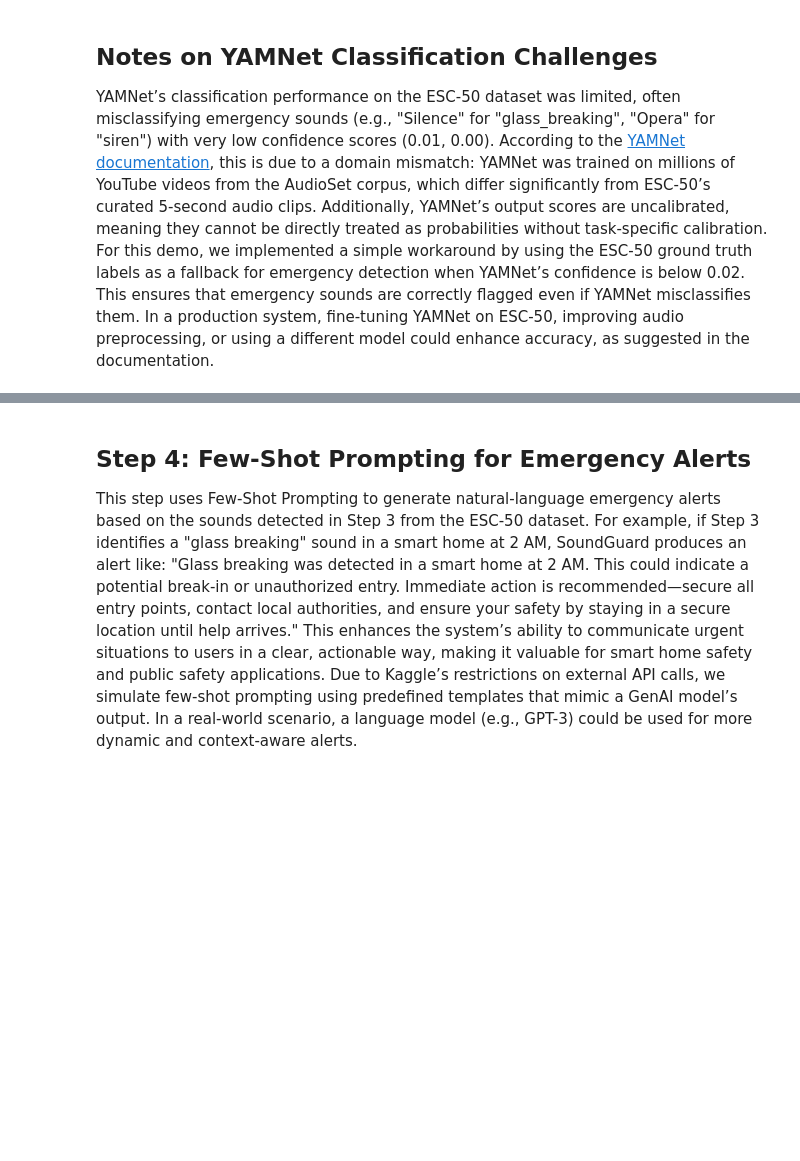
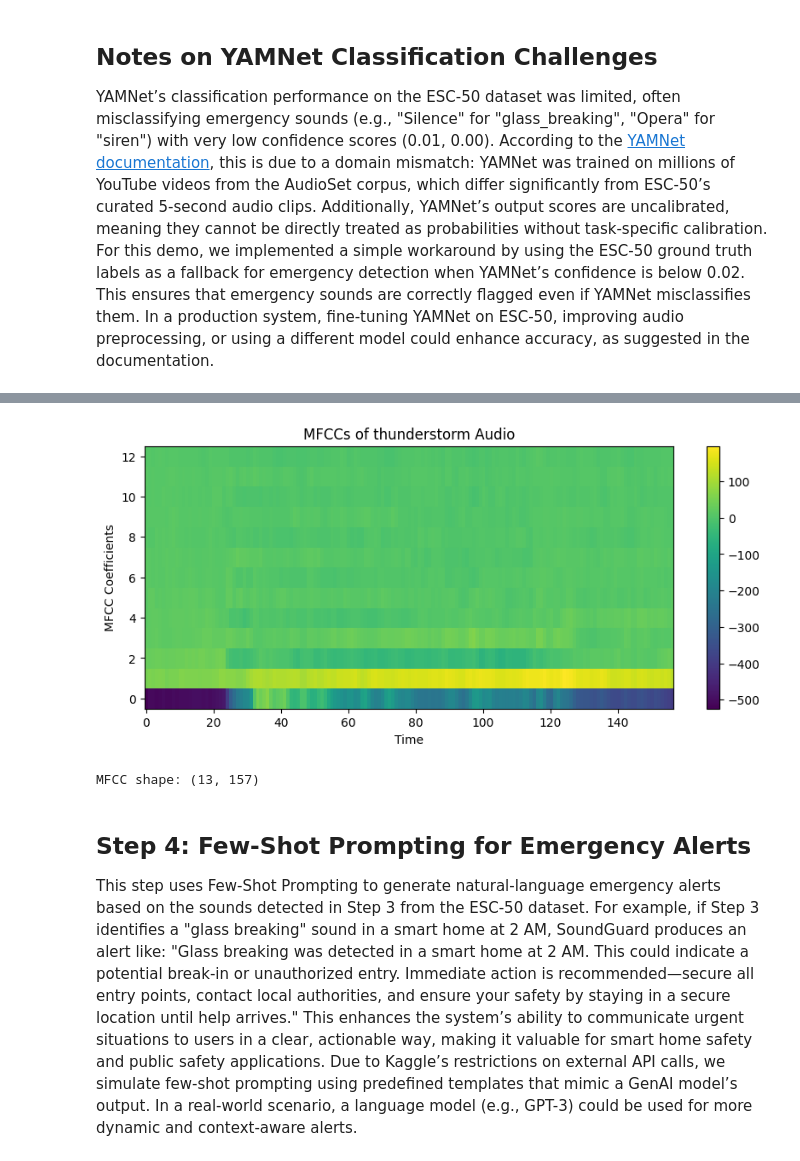
Before and after one commit to ashleysally00/soundguard-genai-agent, a Jupyter notebook: notebooks/ soundguard.ipynb, the cells around one changed output, grey strips where cells are left out. Drawn from its saved outputs; the diff is of its cells as text; code cells hidden in the pictures; blank space fills up the shorter version.

```diff
--- a/notebooks/ soundguard.ipynb
+++ b/notebooks/ soundguard.ipynb
@@ -318,3 +805,23 @@ YAMNet’s classification performance on the ESC-50 dataset was limited, often m
+# %%
+# Extract MFCCs from a filtered emergency sample
+sample_row = smaller_emergency_df.iloc[0]  # First emergency sound
+audio_path = '/kaggle/input/esc50-audio-dataset/ESC-50-master/ESC-50-master/audio/' + sample_row['filename']
+audio, sr = librosa.load(audio_path, sr=16000)  # Resample to 16kHz for YAMNet
+mfccs = librosa.feature.mfcc(y=audio, sr=sr, n_mfcc=13)
+
+# Plot
+plt.figure(figsize=(10, 4))
+plt.imshow(mfccs, aspect='auto', origin='lower', cmap='viridis')
+plt.title(f"MFCCs of {sample_row['category']} Audio")
+plt.xlabel("Time")
+plt.ylabel("MFCC Coefficients")
+plt.colorbar()
+plt.show()
+
+print(f"MFCC shape: {mfccs.shape}")
+# %% [output]
+[figure, added]
+MFCC shape: (13, 157)
 # %% [markdown]
 ## Step 4: Few-Shot Prompting for Emergency Alerts
 
```
Also changed, not shown: parts of 23 cells of this notebook.
